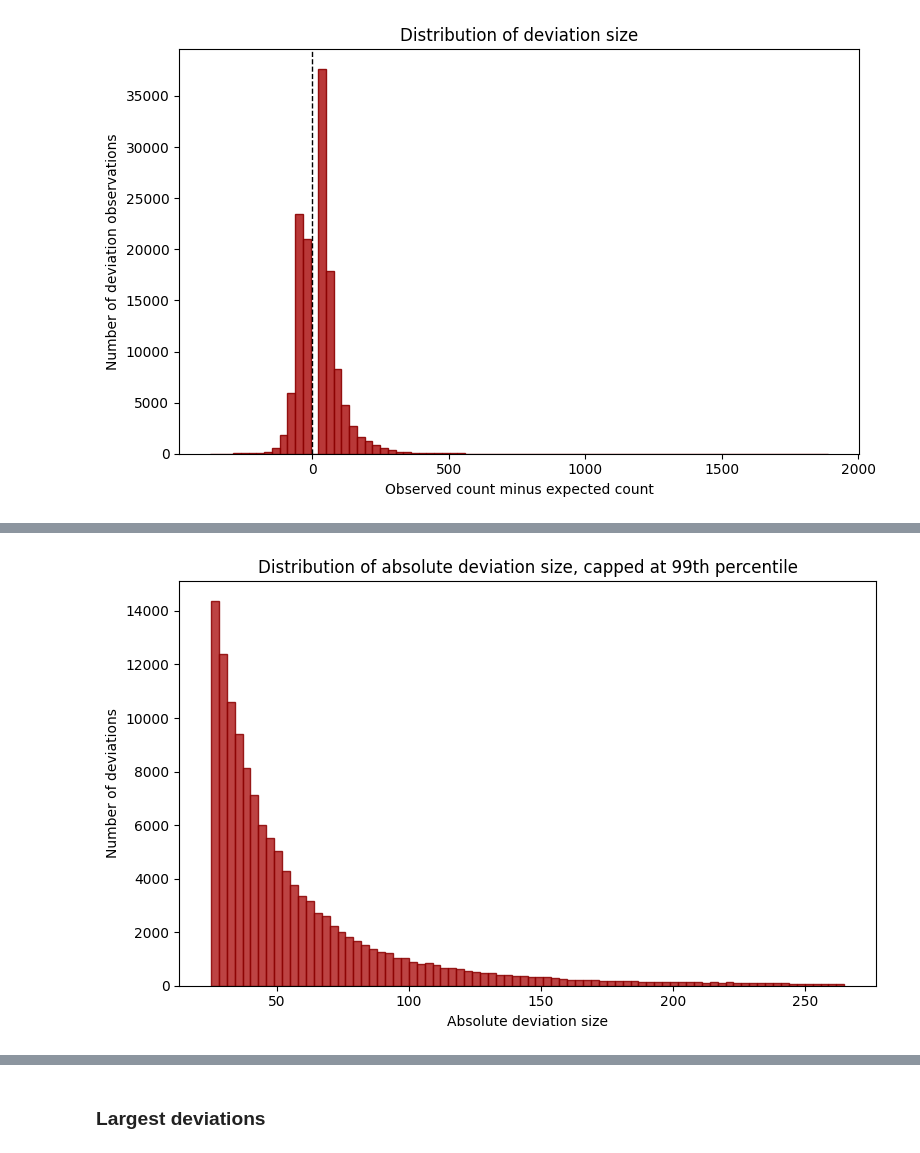
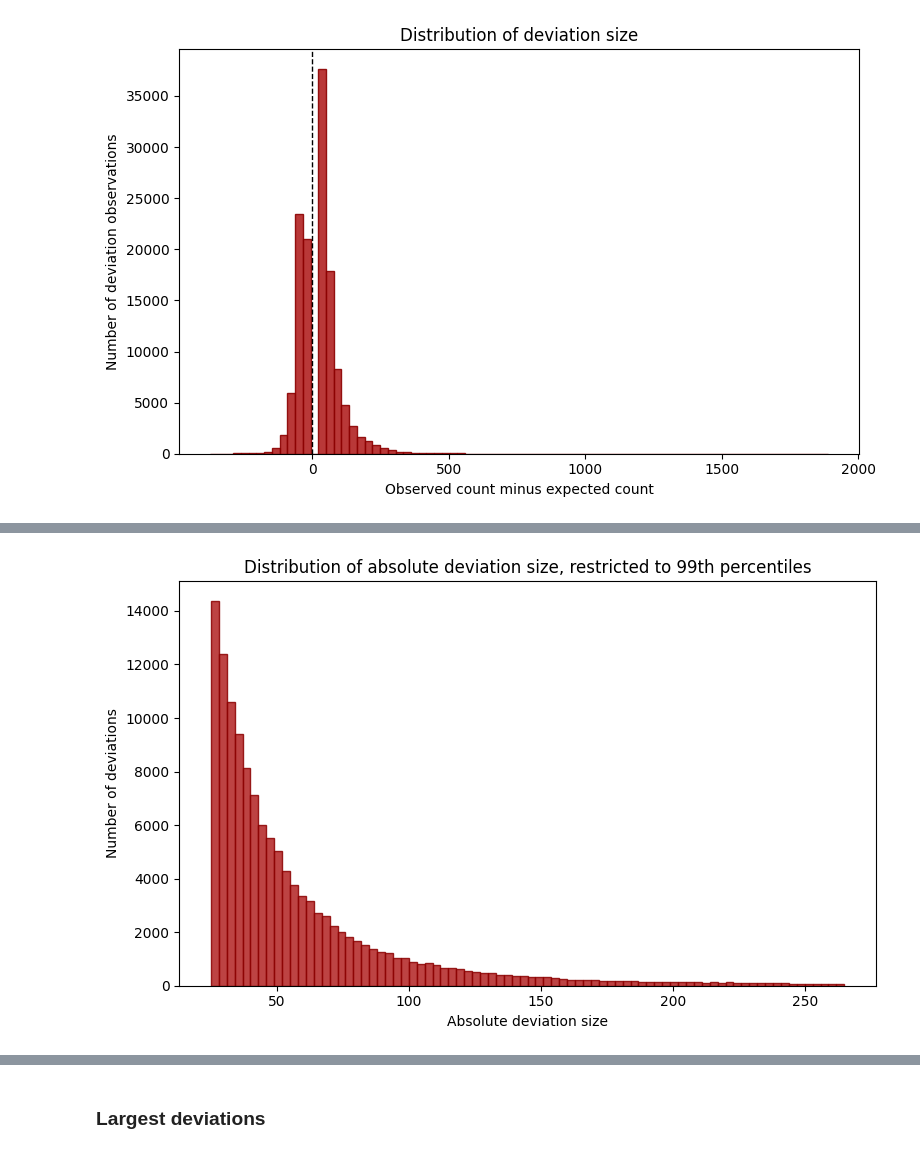
Before and after one commit to annasolodka/mda-cycling-traffic-analysis, a Jupyter notebook: notebooks/05_detect_deviations.ipynb, the cells around one changed output, grey strips where cells are left out. Drawn from its saved outputs; the diff is of its cells as text; code cells hidden in the pictures.

```diff
--- a/notebooks/05_detect_deviations.ipynb
+++ b/notebooks/05_detect_deviations.ipynb
@@ -226,8 +236,12 @@ deviation_data["relative_difference"] = (
 # %%
+MIN_REFERENCE_N = 10
+ABSOLUTE_DIFFERENCE_THRESHOLD = 25
+RELATIVE_DIFFERENCE_THRESHOLD = 0.75
+
 deviation_data["is_deviation"] = (
-    (deviation_data["reference_n"] >= 10) &
-    (deviation_data["difference"].abs() > 25) &
-    (deviation_data["relative_difference"].abs() > 0.75)
+    (deviation_data["reference_n"] >= MIN_REFERENCE_N) &
+    (deviation_data["difference"].abs() >= ABSOLUTE_DIFFERENCE_THRESHOLD) &
+    (deviation_data["relative_difference"].abs() >= RELATIVE_DIFFERENCE_THRESHOLD)
 ).astype(int)
 # %%
 deviation_data["deviation_direction"] = "No deviation"
@@ -396,26 +416,21 @@ plt.show()
 # %%
-deviation_size_abs = deviation_data.loc[
-    deviation_rows,
-    "difference"
-].abs()
-
 upper_limit = deviation_size_abs.quantile(0.99)
 
 plt.figure(figsize=(8, 5))
 
 plt.hist(
     deviation_size_abs[deviation_size_abs <= upper_limit],
     bins=80,
     color="firebrick",
     edgecolor="darkred",
     alpha=0.85
 )
 
 plt.xlabel("Absolute deviation size")
 plt.ylabel("Number of deviations")
-plt.title("Distribution of absolute deviation size, capped at 99th percentile")
+plt.title("Distribution of absolute deviation size, restricted to 99th percentiles")
 
 plt.tight_layout()
 plt.show()
 # %% [output]
-[figure, old version]
+[figure, new version]
```
Also changed, not shown: parts of 95 cells of this notebook.
